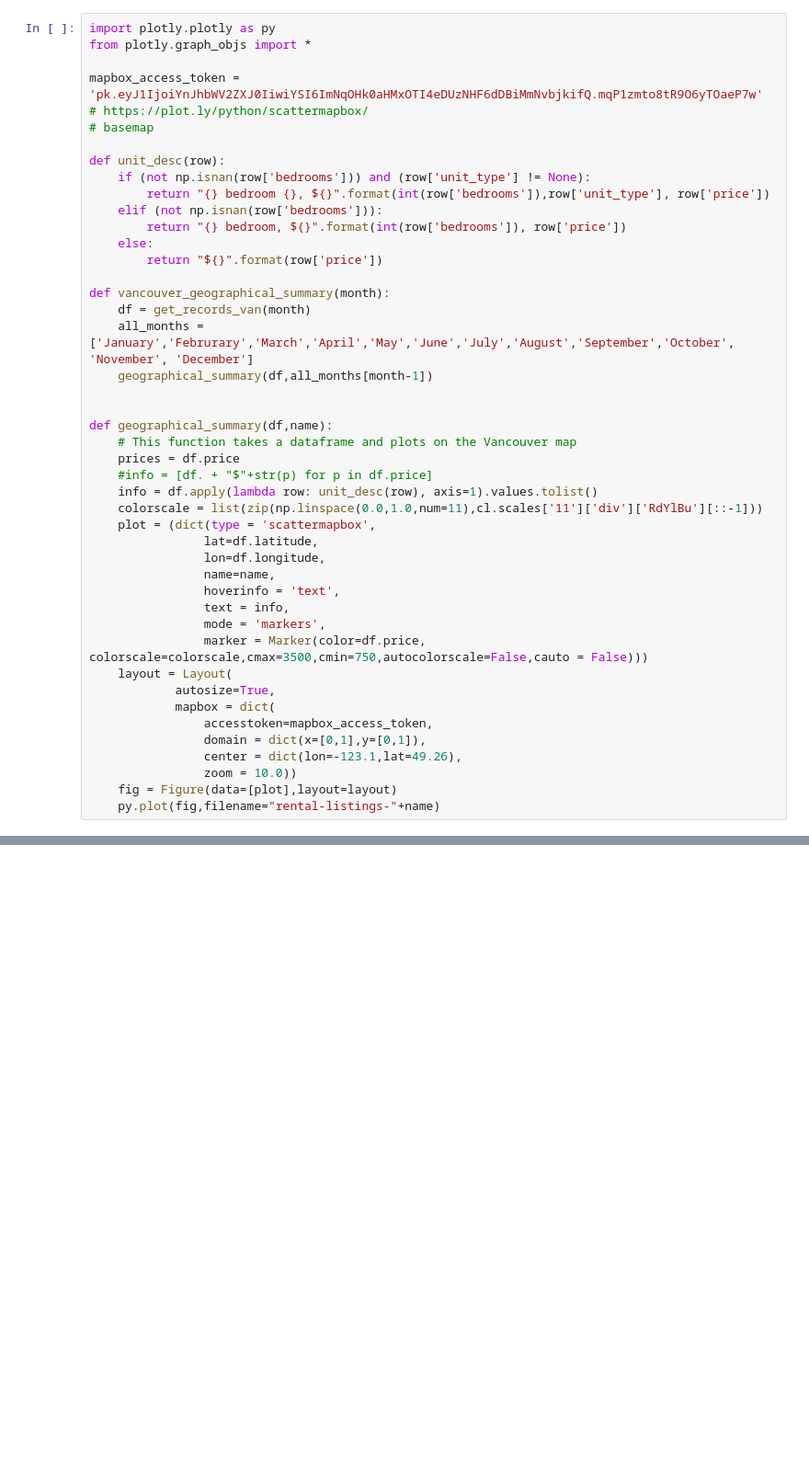
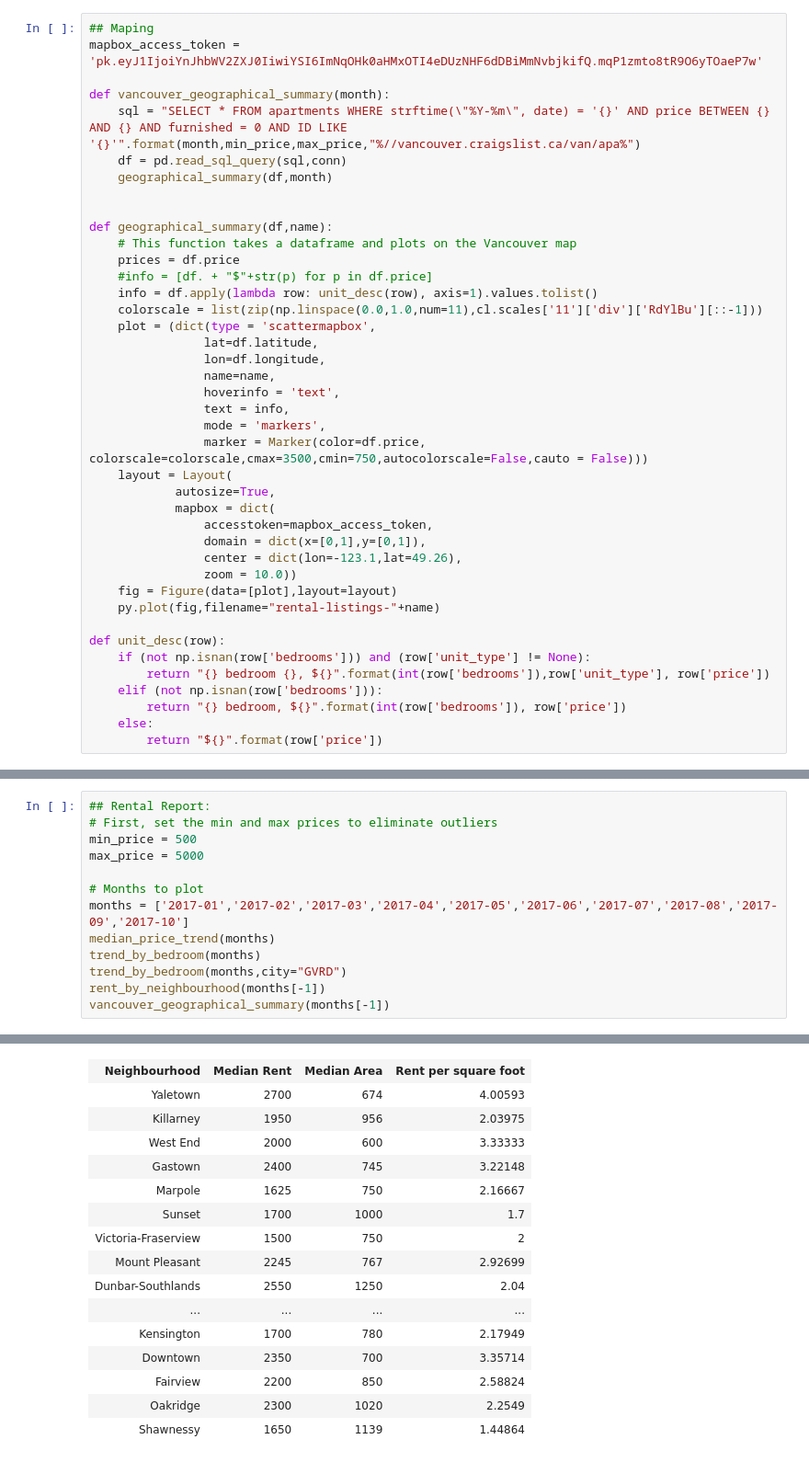
Before and after one commit to bramathon/tenant, a Jupyter notebook: Data Processor.ipynb, the cells around one changed output, grey strips where cells are left out. Shown at 92% size. Cells and saved outputs as stored; diff of their text form; blank space fills up the shorter version.

```diff
--- a/Data Processor.ipynb
+++ b/Data Processor.ipynb
@@ -168,23 +128,11 @@ long_term_trend('Vancouver',online_plot = True)
 # %%
-import plotly.plotly as py
-from plotly.graph_objs import *
-
+## Maping
 mapbox_access_token = 'pk.eyJ1IjoiYnJhbWV2ZXJ0IiwiYSI6ImNqOHk0aHMxOTI4eDUzNHF6dDBiMmNvbjkifQ.mqP1zmto8tR9O6yTOaeP7w'
-# https://plot.ly/python/scattermapbox/
-# basemap
-
-def unit_desc(row):
-    if (not np.isnan(row['bedrooms'])) and (row['unit_type'] != None):
-        return "{} bedroom {}, ${}".format(int(row['bedrooms']),row['unit_type'], row['price'])
-    elif (not np.isnan(row['bedrooms'])):
-        return "{} bedroom, ${}".format(int(row['bedrooms']), row['price'])
-    else:
-        return "${}".format(row['price'])
 
 def vancouver_geographical_summary(month):
-    df = get_records_van(month)
-    all_months = ['January','Februrary','March','April','May','June','July','August','September','October', 'November', 'December']
-    geographical_summary(df,all_months[month-1])
+    sql = "SELECT * FROM apartments WHERE strftime(\"%Y-%m\", date) = '{}' AND price BETWEEN {} AND {} AND furnished = 0 AND ID LIKE '{}'".format(month,min_price,max_price,"%//vancouver.craigslist.ca/van/apa%")
+    df = pd.read_sql_query(sql,conn)
+    geographical_summary(df,month)
 
 
 def geographical_summary(df,name):
@@ -210,3 +158,11 @@ def geographical_summary(df,name):
                 zoom = 10.0))
     fig = Figure(data=[plot],layout=layout)
     py.plot(fig,filename="rental-listings-"+name)
+
+def unit_desc(row):
+    if (not np.isnan(row['bedrooms'])) and (row['unit_type'] != None):
+        return "{} bedroom {}, ${}".format(int(row['bedrooms']),row['unit_type'], row['price'])
+    elif (not np.isnan(row['bedrooms'])):
+        return "{} bedroom, ${}".format(int(row['bedrooms']), row['price'])
+    else:
+        return "${}".format(row['price'])
@@ -217,0 +169,14 @@ vancouver_geographical_summary(10)
+# %%
+## Rental Report:
+# First, set the min and max prices to eliminate outliers
+min_price = 500
+max_price = 5000
+
+# Months to plot
+months = ['2017-01','2017-02','2017-03','2017-04','2017-05','2017-06','2017-07','2017-08','2017-09','2017-10']
+median_price_trend(months)
+trend_by_bedroom(months)
+trend_by_bedroom(months,city="GVRD")
+rent_by_neighbourhood(months[-1])
+vancouver_geographical_summary(months[-1])
+# %% [output]
@@ -217,0 +186,16 @@ vancouver_geographical_summary(10)
+| Neighbourhood | Median Rent | Median Area | Rent per square foot |
+| Yaletown | 2700 | 674 | 4.00593 |
+| Killarney | 1950 | 956 | 2.03975 |
+| West End | 2000 | 600 | 3.33333 |
+| Gastown | 2400 | 745 | 3.22148 |
+| Marpole | 1625 | 750 | 2.16667 |
+| Sunset | 1700 | 1000 | 1.7 |
+| Victoria-Fraserview | 1500 | 750 | 2 |
+| Mount Pleasant | 2245 | 767 | 2.92699 |
+| Dunbar-Southlands | 2550 | 1250 | 2.04 |
+| ... | ... | ... | ... |
+| Kensington | 1700 | 780 | 2.17949 |
+| Downtown | 2350 | 700 | 3.35714 |
+| Fairview | 2200 | 850 | 2.58824 |
+| Oakridge | 2300 | 1020 | 2.2549 |
+| Shawnessy | 1650 | 1139 | 1.44864 |
```
Also changed, not shown: parts of 7 cells of this notebook.
